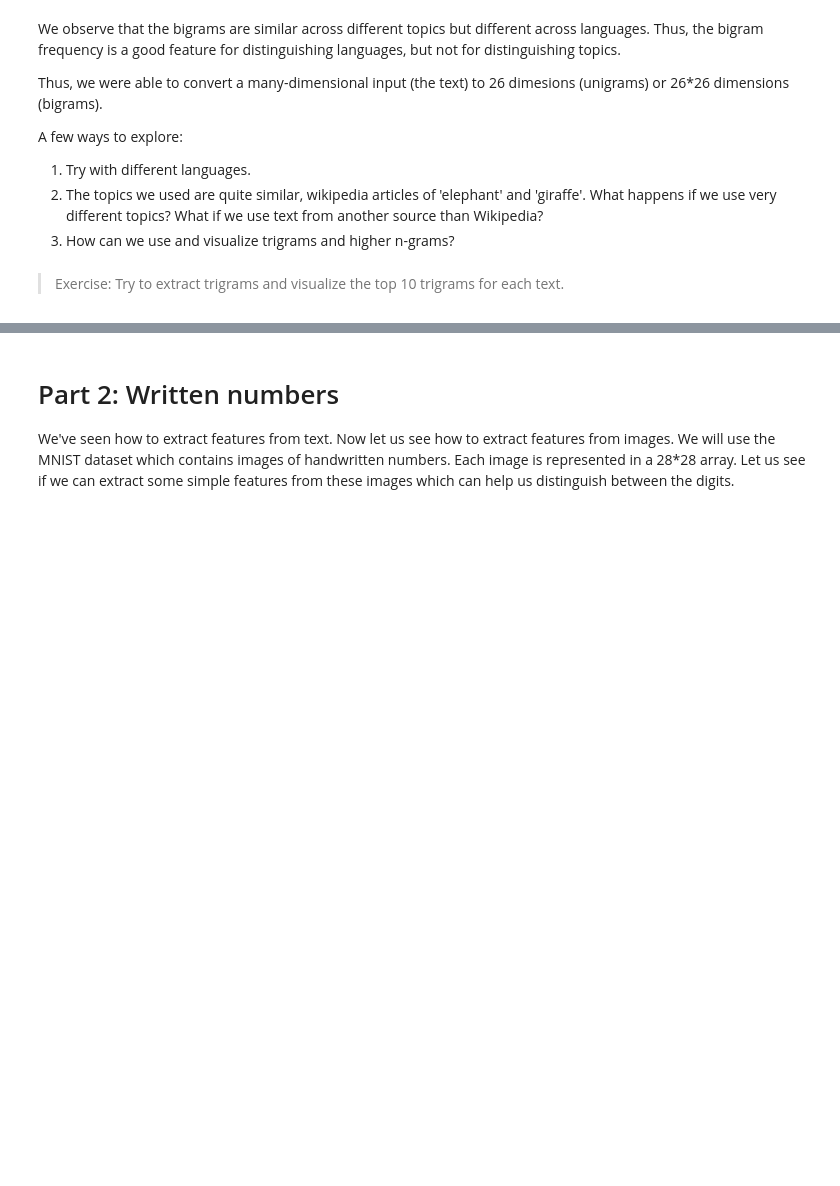
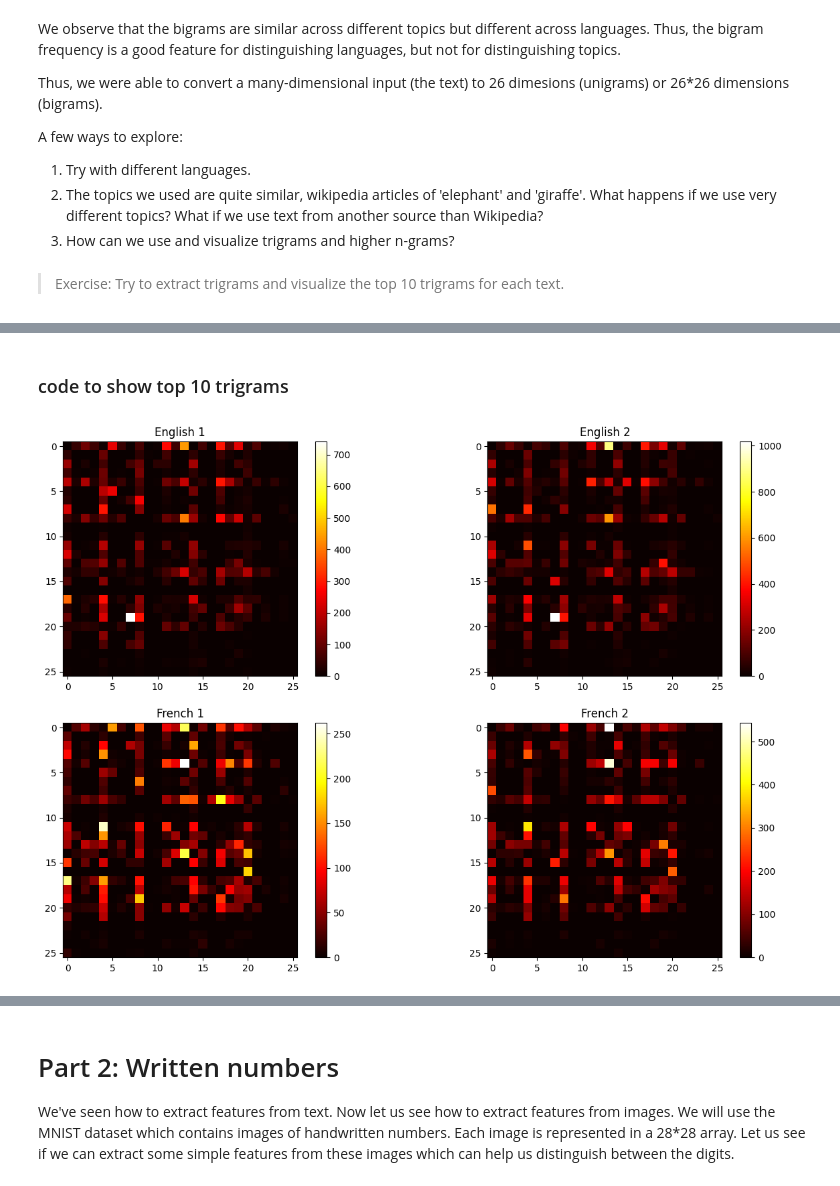
Before and after one commit to Anushadhirde/FMML_lab, a Jupyter notebook: FMML_M1L1.ipynb, the cells around one changed output, grey strips where cells are left out. Drawn from its saved outputs; the diff is of its cells as text; code cells hidden in the pictures; blank space fills up the shorter version.

```diff
--- a/FMML_M1L1.ipynb
+++ b/FMML_M1L1.ipynb
@@ -248,0 +282,67 @@ A few ways to explore:
+# %% [markdown]
+### code to show top 10 trigrams
+# %%
+def get_3D_ngram_freq(ngram):
+    freq = np.zeros((26, 26, 26))
+    for ii in range(26):
+        for jj in range(26):
+            for kk in range(26):
+                freq[ii, jj, kk] = ngram.get((chr(ord("a") + ii), chr(ord("a") + jj), chr(ord("a") + kk)), 0)
+    return freq
+
+fig, axs = plt.subplots(2, 2, figsize=(15, 10))
+
+# Generate trigram frequency heatmaps for English 1
+trigram_eng1_freq = get_3D_ngram_freq(trigram_eng1)
+# Collapse to 2D for visualization by summing over the third axis
+collapsed_eng1_freq = np.sum(trigram_eng1_freq, axis=2)
+fig.colorbar(axs[0, 0].imshow(collapsed_eng1_freq, cmap="hot"), ax=axs[0, 0])
+axs[0, 0].set_title("English 1")
+
+# Generate trigram frequency heatmaps for English 2
+trigram_eng2_freq = get_3D_ngram_freq(trigram_eng2)
+collapsed_eng2_freq = np.sum(trigram_eng2_freq, axis=2)
+fig.colorbar(axs[0, 1].imshow(collapsed_eng2_freq, cmap="hot"), ax=axs[0, 1])
+axs[0, 1].set_title("English 2")
+
+# Generate trigram frequency heatmaps for French 1
+trigram_fr1_freq = get_3D_ngram_freq(trigram_fr1)
+collapsed_fr1_freq = np.sum(trigram_fr1_freq, axis=2)
+fig.colorbar(axs[1, 0].imshow(collapsed_fr1_freq, cmap="hot"), ax=axs[1, 0])
+axs[1, 0].set_title("French 1")
+
+# Generate trigram frequency heatmaps for French 2
+trigram_fr2_freq = get_3D_ngram_freq(trigram_fr2)
+collapsed_fr2_freq = np.sum(trigram_fr2_freq, axis=2)
+fig.colorbar(axs[1, 1].imshow(collapsed_fr2_freq, cmap="hot"), ax=axs[1, 1])
+axs[1, 1].set_title("French 2")
+
+plt.show()
+
+
+def ind2trip(ind):
+    ind = int(ind)
+    i = int(ind / (26 * 26))
+    j = int((ind % (26 * 26)) / 26)
+    k = int(ind % 26)
+    return (chr(ord("a") + i), chr(ord("a") + j), chr(ord("a") + k))
+
+def ShowTopN(trifreq, n=10):
+    f = trifreq.flatten()
+    arg = np.argsort(-f)
+    for ii in range(n):
+        print(f"{ind2trip(arg[ii])} : {f[arg[ii]]}")
+
+print("\nEnglish 1:")
+ShowTopN(trigram_eng1_freq)
+
+print("\nEnglish 2:")
+ShowTopN(trigram_eng2_freq)
+
+print("\nFrench 1:")
+ShowTopN(trigram_fr1_freq)
+
+print("\nFrench 2:")
+ShowTopN(trigram_fr2_freq)
+# %% [output]
+[figure, added]
```
Also changed, not shown: parts of 15 cells of this notebook.
